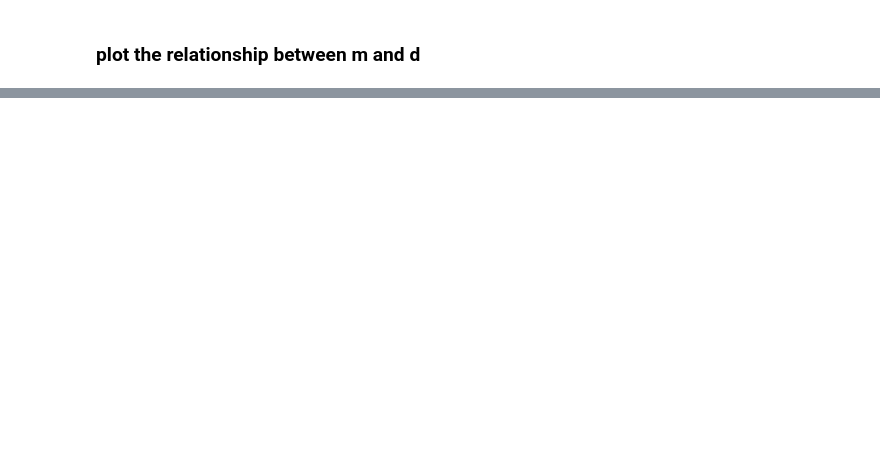
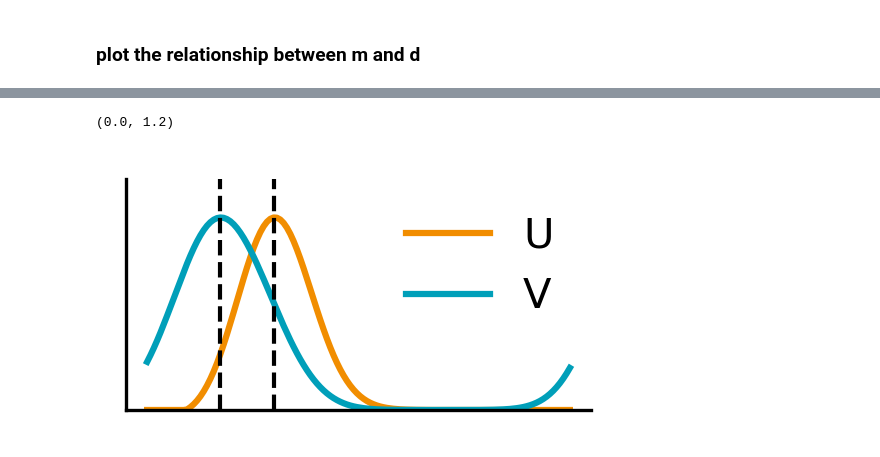
Before and after one commit to ZilongJi/AdaptiveAttractorForSequences, a Jupyter notebook: PaperFigureCode/spectural_analysis.ipynb, the cells around one changed output, grey strips where cells are left out. Drawn from its saved outputs; the diff is of its cells as text; code cells hidden in the pictures; blank space fills up the shorter version.

```diff
--- a/PaperFigureCode/spectural_analysis.ipynb
+++ b/PaperFigureCode/spectural_analysis.ipynb
@@ -176,0 +258,65 @@ plt.savefig('../Figures/Fig8_pertubation_%d.pdf'%offset, dpi=300)
+# %%
+dt = bm.get_dt()
+replay_dur = 1000      #simulate 200 ms, roughly the length of a SWR
+init_dur = 50 #initial 10 ms to let the network settle
+
+#build and run the network
+#set default ramndom seed for reproducibility
+#np.random.seed(123)
+#set backend to cpu
+bm.set_platform('cpu')
+
+replay_cann_1 = CANN1D(tau=1., tau_v=48., num=128, mbar=5, sigma_u=0, sigma_m=0.00)
+replay_cann_1.reset_state()
+Iext, length = bp.inputs.section_input(
+    values=[replay_cann_1.get_stimulus_by_pos(-3/4*np.pi), 0.], #initial position of the bump
+    durations=[init_dur, replay_dur],
+    return_length=True
+)
+noise = 0.00* np.random.randn(len(Iext), replay_cann_1.num) #add independent noise to the input with level 0.02
+Iext = Iext + noise
+Iext = bm.as_numpy(Iext)
+
+#run the network
+replay_runner_1 = bp.DSRunner(replay_cann_1,
+                    inputs=('input', Iext, 'iter'),
+                    monitors=['r', 'v', 'u', 'center', 'centerV'])
+
+replay_runner_1.run(length)
+
+U = replay_runner_1.mon.u
+V = replay_runner_1.mon.v
+
+T = 2000
+U_t = U[T]
+V_t = V[T]
+
+#save U and V at time=T as a list
+np.savez('../Data/Fig8_U_V.npz', U_t=U_t, V_t=V_t)
+
+#plot the U and V bumps at time=T
+fig = plt.figure(figsize=(2, 1), dpi=300)
+ax = fig.add_subplot(111)
+
+#normalize the U and V bumps to the same height
+U_t = U_t/np.max(U_t)
+V_t = V_t/np.max(V_t)
+ax.plot(U_t, '-', color='#F18D00', label='U')
+ax.plot(V_t, 'r-', color='#009FB9', label='V')
+ax.legend(frameon=False)
+ax.spines['top'].set_visible(False)
+ax.spines['right'].set_visible(False)
+ax.set_xticks([])
+ax.set_yticks([])
+
+#find the peak
+U_peak = np.argmax(U_t)
+V_peak = np.argmax(V_t)
+ax.axvline(U_peak, color='k', linestyle='--', linewidth=1)
+ax.axvline(V_peak, color='k', linestyle='--', linewidth=1)
+
+#ylim
+ax.set_ylim([0, 1.2])
+# %% [output]
+(0.0, 1.2)
+[figure, added]
```
Also changed, not shown: parts of 5 cells of this notebook, 3 other files.
